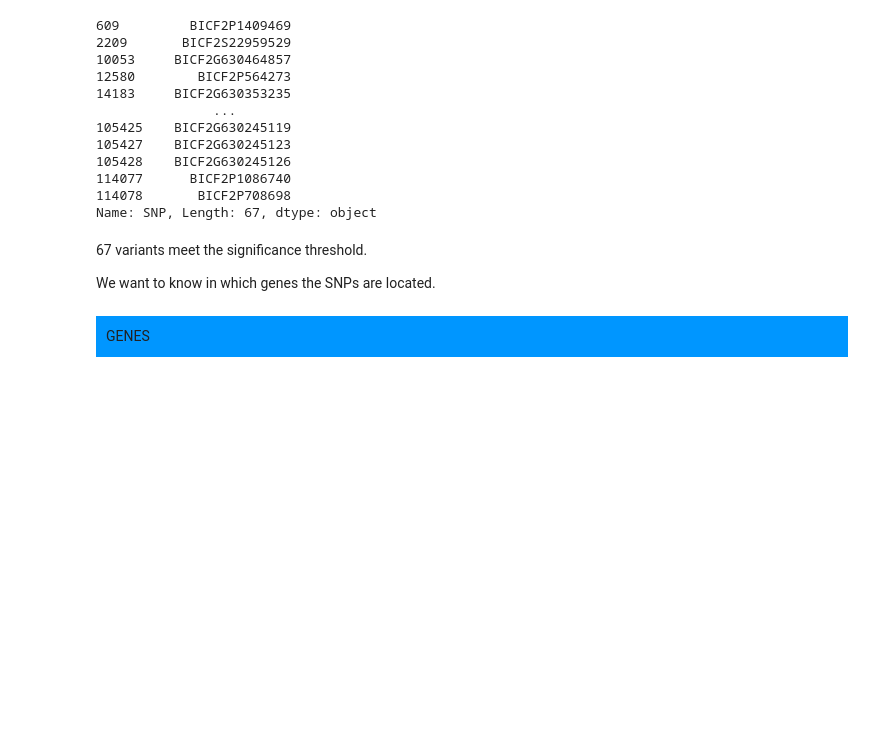
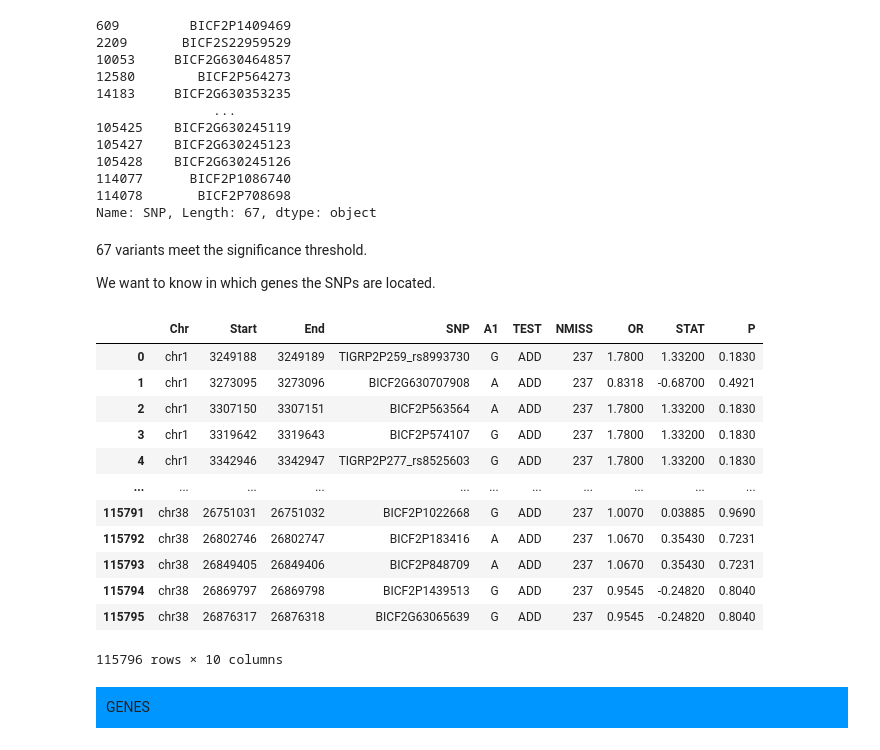
Before and after one commit to KSVelArc/acl-dogs-gwas, a Jupyter notebook: gwas_anterior_cruciate_ligament_rupture.ipynb, the cells around one changed output. Drawn from its saved outputs; the diff is of its cells as text; code cells hidden in the pictures; blank space fills up the shorter version.

```diff
--- a/gwas_anterior_cruciate_ligament_rupture.ipynb
+++ b/gwas_anterior_cruciate_ligament_rupture.ipynb
@@ -251,3 +258,19 @@ We want to know in which genes the SNPs are located.
+# %%
+summary
+# %% [output]
+|  | Chr | Start | End | SNP | A1 | TEST | NMISS | OR | STAT | P |
+| 0 | chr1 | 3249188 | 3249189 | TIGRP2P259_rs8993730 | G | ADD | 237 | 1.7800 | 1.33200 | 0.1830 |
+| 1 | chr1 | 3273095 | 3273096 | BICF2G630707908 | A | ADD | 237 | 0.8318 | -0.68700 | 0.4921 |
+| 2 | chr1 | 3307150 | 3307151 | BICF2P563564 | A | ADD | 237 | 1.7800 | 1.33200 | 0.1830 |
+| 3 | chr1 | 3319642 | 3319643 | BICF2P574107 | G | ADD | 237 | 1.7800 | 1.33200 | 0.1830 |
+| 4 | chr1 | 3342946 | 3342947 | TIGRP2P277_rs8525603 | G | ADD | 237 | 1.7800 | 1.33200 | 0.1830 |
+| ... | ... | ... | ... | ... | ... | ... | ... | ... | ... | ... |
+| 115791 | chr38 | 26751031 | 26751032 | BICF2P1022668 | G | ADD | 237 | 1.0070 | 0.03885 | 0.9690 |
+| 115792 | chr38 | 26802746 | 26802747 | BICF2P183416 | A | ADD | 237 | 1.0670 | 0.35430 | 0.7231 |
+| 115793 | chr38 | 26849405 | 26849406 | BICF2P848709 | A | ADD | 237 | 1.0670 | 0.35430 | 0.7231 |
+| 115794 | chr38 | 26869797 | 26869798 | BICF2P1439513 | G | ADD | 237 | 0.9545 | -0.24820 | 0.8040 |
+| 115795 | chr38 | 26876317 | 26876318 | BICF2G63065639 | G | ADD | 237 | 0.9545 | -0.24820 | 0.8040 |
+115796 rows × 10 columns
 # %% [markdown]
 <div style="background-color: #0096FF; padding: 10px;">GENES</div>
 # %% [markdown]
```
Also changed, not shown: parts of 8 cells of this notebook.
